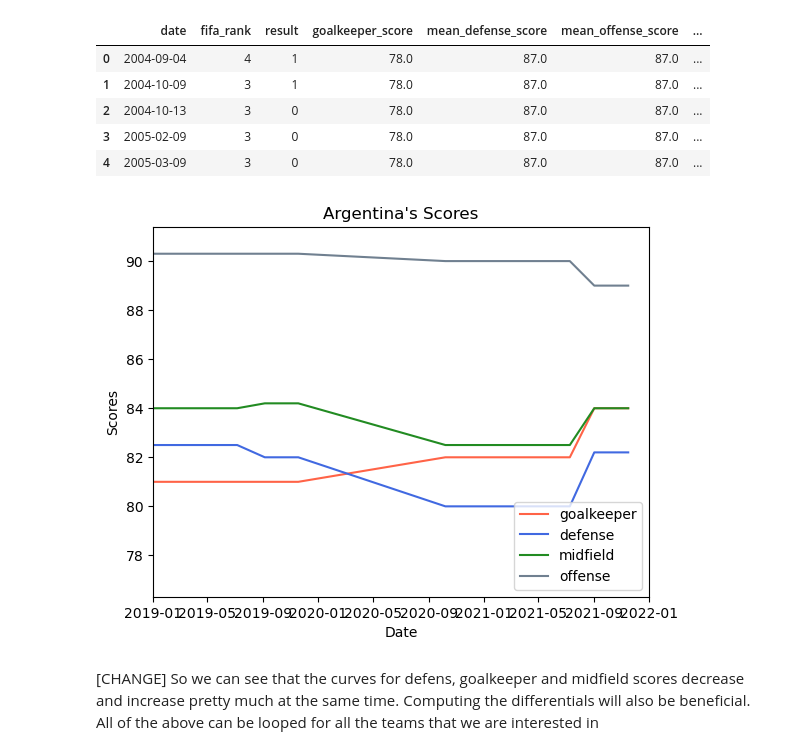
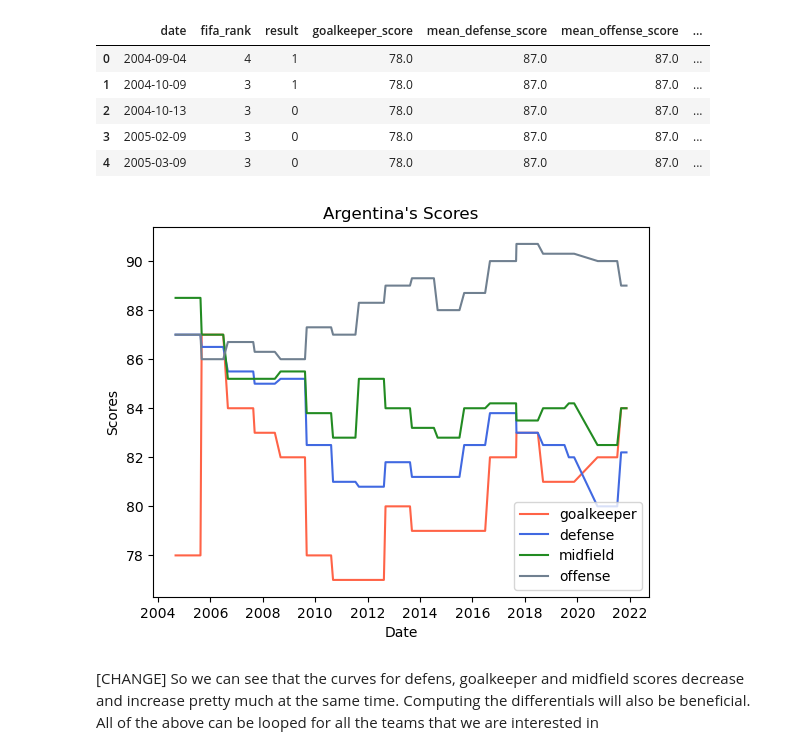
Before and after one commit to rasensiod/ML_Qatar22, a Jupyter notebook: Team3/MLProject_vT3.ipynb, the cells around one changed output. Cells and saved outputs as stored; diff of their text form; code cells hidden in the pictures.

```diff
--- a/Team3/MLProject_vT3.ipynb
+++ b/Team3/MLProject_vT3.ipynb
@@ -1127,29 +1114,29 @@ argentina_scores.head()
 # %%
 plt.figure()
 plt.plot(argentina_scores['date'],
          argentina_scores['goalkeeper_score'],
          color='tomato',
          label='goalkeeper')
 plt.plot(argentina_scores['date'],
          argentina_scores['mean_defense_score'],
          color='royalblue',
          label='defense')
 plt.plot(argentina_scores['date'],
          argentina_scores['mean_midfield_score'],
          color='forestgreen',
          label='midfield')
 plt.plot(argentina_scores['date'],
          argentina_scores['mean_offense_score'],
          color='slategrey',
          label='offense')
 plt.xlabel('Date')
 plt.ylabel('Scores')
 plt.title("Argentina's Scores")
 plt.legend(loc='lower right')
-plt.xlim([dt.date(2019, 1, 1), dt.date(2022, 1, 1)])
+#plt.xlim([dt.date(2004, 1, 1), dt.date(2022, 1, 1)])
 plt.show()
 # %% [output]
-[figure, old version]
+[figure, new version]
 # %% [markdown]
 [CHANGE]
 So we can see that the curves for defens, goalkeeper and midfield scores decrease and increase pretty much at the same time. Computing the differentials will also be beneficial. All of the above can be looped for all the teams that we are interested in
```
Also changed, not shown: parts of 24 cells of this notebook, 3 other files.
